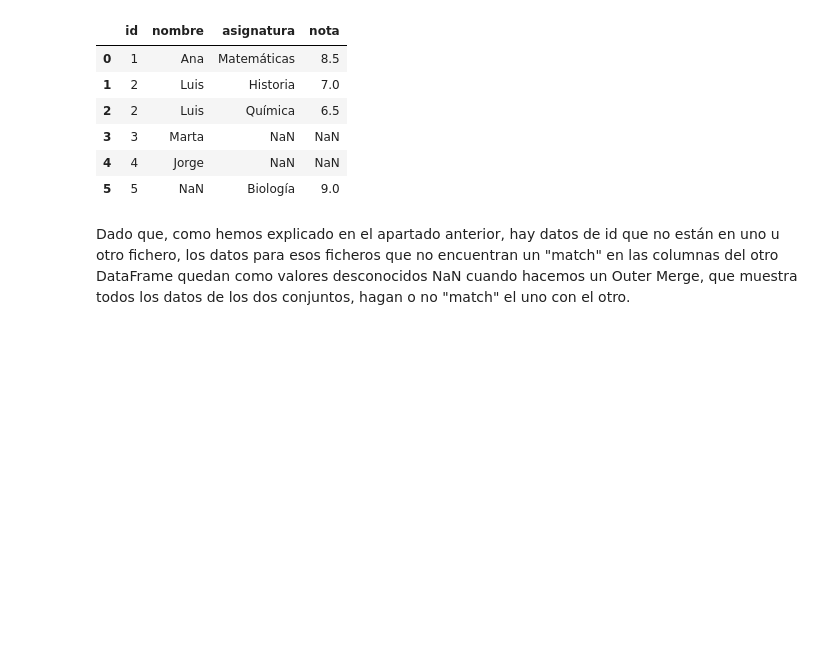
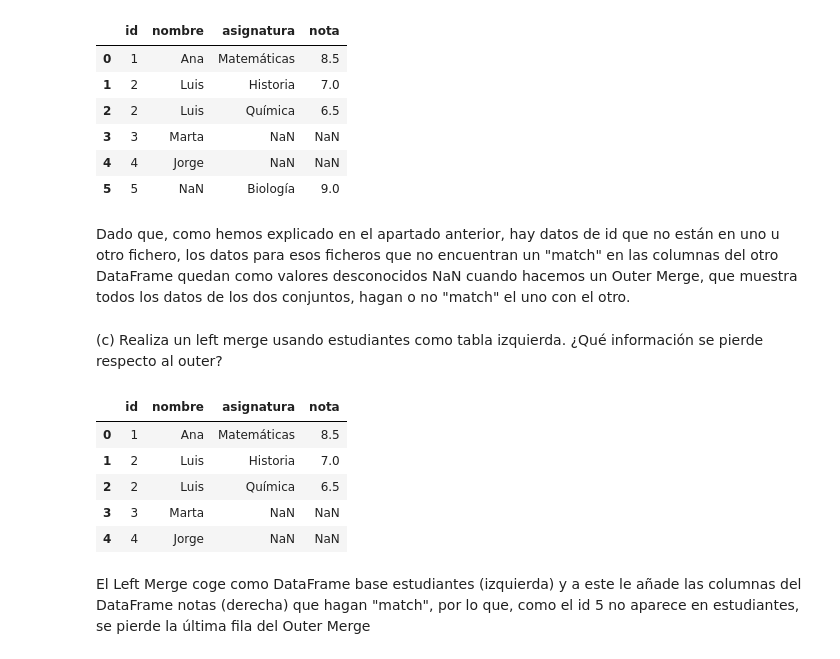
Before and after one commit to enricllorcamendoza-2002/ttad1, a Jupyter notebook: Entrega_2.ipynb, the cells around one changed output. Drawn from its saved outputs; the diff is of its cells as text; code cells hidden in the pictures; blank space fills up the shorter version.

```diff
--- a/Entrega_2.ipynb
+++ b/Entrega_2.ipynb
@@ -386,3 +386,16 @@ estudiantes.merge(notas, left_on='id', right_on='id', how='outer')
 | 5 | 5 | NaN | Biología | 9.0 |
 # %% [markdown]
 Dado que, como hemos explicado en el apartado anterior, hay datos de id que no están en uno u otro fichero, los datos para esos ficheros que no encuentran un "match" en las columnas del otro DataFrame quedan como valores desconocidos NaN cuando hacemos un Outer Merge, que muestra todos los datos de los dos conjuntos, hagan o no "match" el uno con el otro.
+# %% [markdown]
+(c) Realiza un left merge usando estudiantes como tabla izquierda. ¿Qué información se pierde respecto al outer?
+# %%
+estudiantes.merge(notas, left_on='id', right_on='id', how='left')
+# %% [output]
+|  | id | nombre | asignatura | nota |
+| 0 | 1 | Ana | Matemáticas | 8.5 |
+| 1 | 2 | Luis | Historia | 7.0 |
+| 2 | 2 | Luis | Química | 6.5 |
+| 3 | 3 | Marta | NaN | NaN |
+| 4 | 4 | Jorge | NaN | NaN |
+# %% [markdown]
+El Left Merge coge como DataFrame base estudiantes (izquierda) y a este le añade las columnas del DataFrame notas (derecha) que hagan "match", por lo que, como el id 5 no aparece en estudiantes, se pierde la última fila del Outer Merge
```
